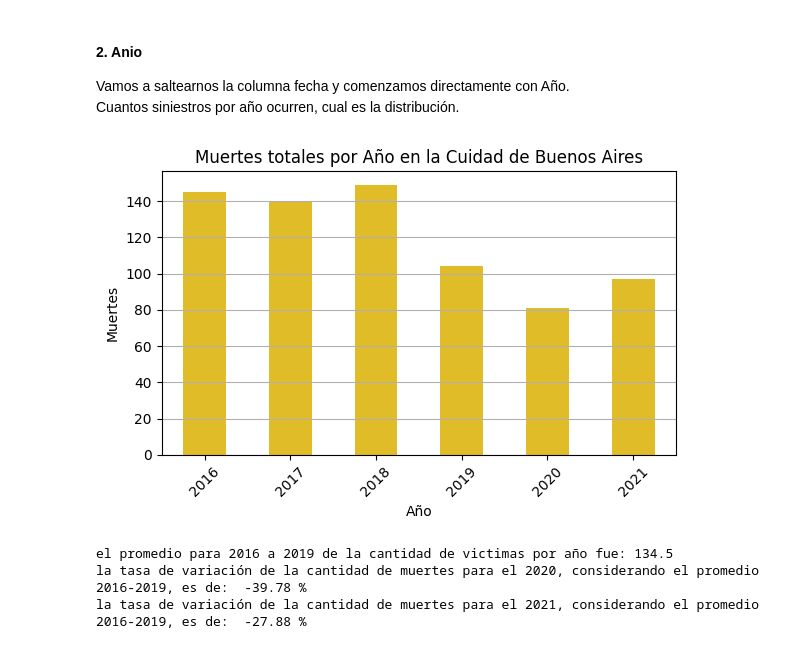
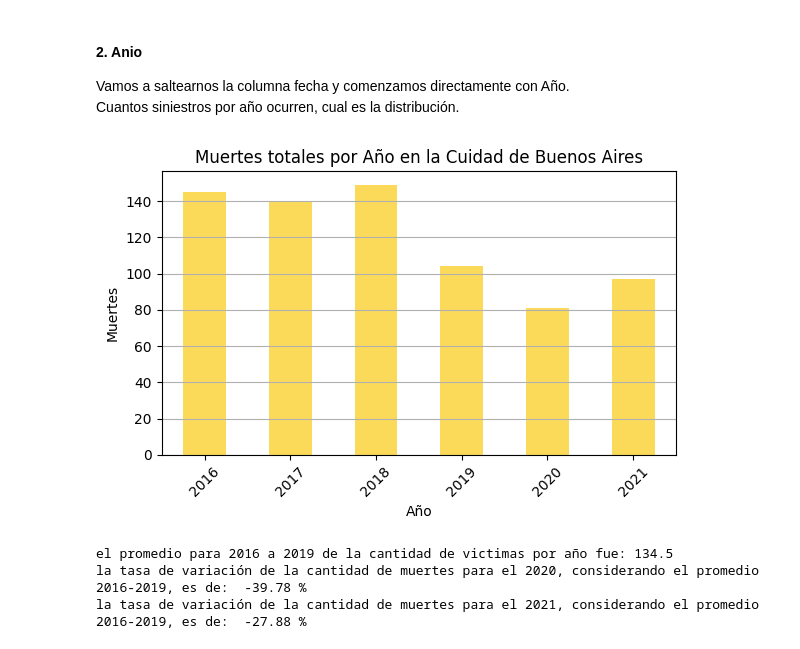
Before and after one commit to FlorLascu/Analisis_Siniestralidad_Buenos_Aires, a Jupyter notebook: 01. ETL_EDA_homicidios.ipynb, the cells around one changed output. Saved outputs shown, nothing was run; the diff lists cells and outputs as text; code cells hidden in the pictures.

```diff
--- a/01. ETL_EDA_homicidios.ipynb
+++ b/01. ETL_EDA_homicidios.ipynb
@@ -619,18 +627,18 @@ Cuantos siniestros por año ocurren, cual es la distribución.<br>
 # %%
 # Agrupamos los siniestros por anio, y sumamos la cantidad de victimas
 muertes_por_anio = hechos_df.groupby(['anio'])['cant_victimas'].sum()
 # Graficamos el total de muertes por año
 plt.figure(figsize=(6, 4))
-muertes_por_anio.plot(kind='bar', color= '#E1BC29')
+muertes_por_anio.plot(kind='bar', color= '#fcda59')
 plt.title('Muertes totales por Año en la Cuidad de Buenos Aires')
 plt.xlabel('Año')
 plt.ylabel('Muertes')
 plt.xticks(rotation=45)
 plt.grid(axis='y')
 plt.tight_layout()
 plt.show()
 # %% [output]
-[figure, old version]
+[figure, new version]
 # %%
 # Paso 1: Filtramos por 2016 to 2019
 data_2016_to_2019 = hechos_df[(hechos_df['anio'] >= 2016) & (hechos_df['anio'] <= 2019)]
```
Also changed, not shown: parts of 26 cells of this notebook, 4 other files.
